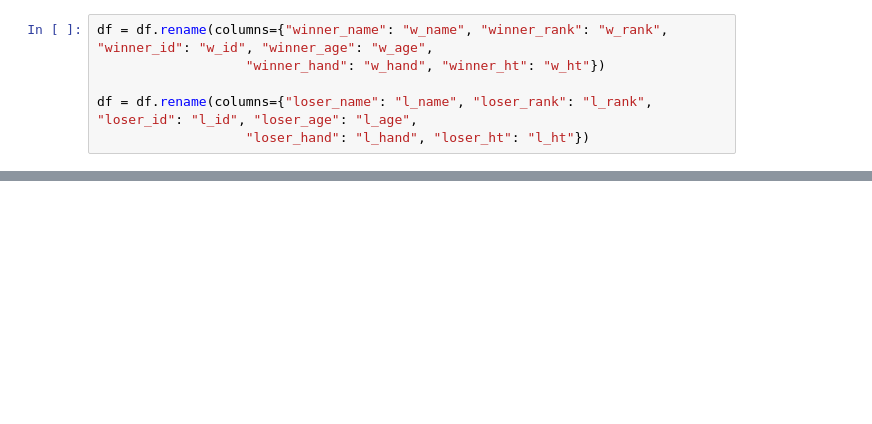
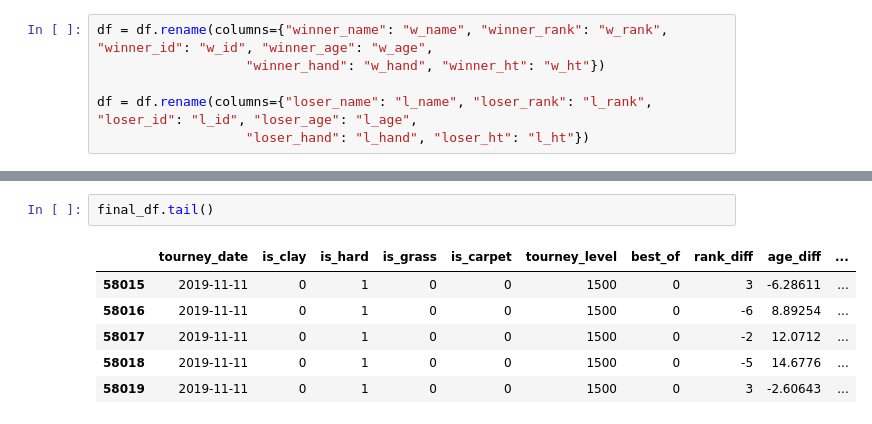
Before and after one commit to jzerilli/tennis-match-predictor, a Jupyter notebook: exploration.ipynb, the cells around one changed output, grey strips where cells are left out. Drawn from its saved outputs; the diff is of its cells as text; blank space fills up the shorter version.

```diff
--- a/exploration.ipynb
+++ b/exploration.ipynb
@@ -376,0 +436,9 @@ df.to_csv('match_data_cleaned.csv')
+# %%
+final_df.tail()
+# %% [output]
+|  | tourney_date | is_clay | is_hard | is_grass | is_carpet | tourney_level | best_of | rank_diff | age_diff | ... |
+| 58015 | 2019-11-11 | 0 | 1 | 0 | 0 | 1500 | 0 | 3 | -6.28611 | ... |
+| 58016 | 2019-11-11 | 0 | 1 | 0 | 0 | 1500 | 0 | -6 | 8.89254 | ... |
+| 58017 | 2019-11-11 | 0 | 1 | 0 | 0 | 1500 | 0 | -2 | 12.0712 | ... |
+| 58018 | 2019-11-11 | 0 | 1 | 0 | 0 | 1500 | 0 | -5 | 14.6776 | ... |
+| 58019 | 2019-11-11 | 0 | 1 | 0 | 0 | 1500 | 0 | 3 | -2.60643 | ... |
```
Also changed, not shown: parts of 46 cells of this notebook.
